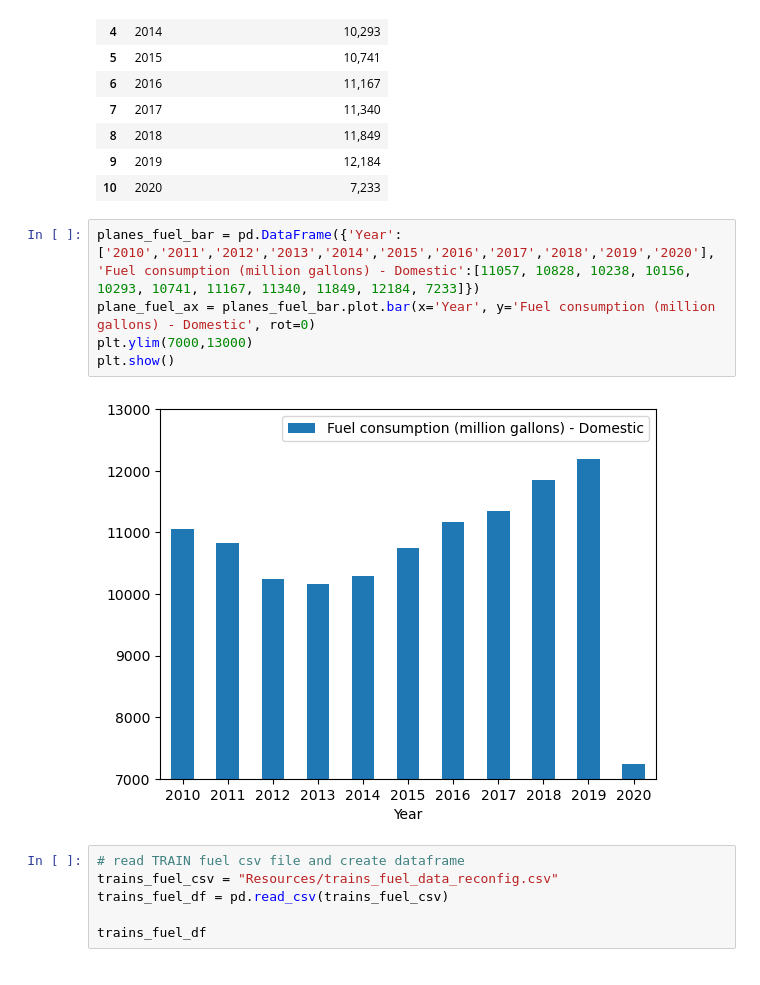
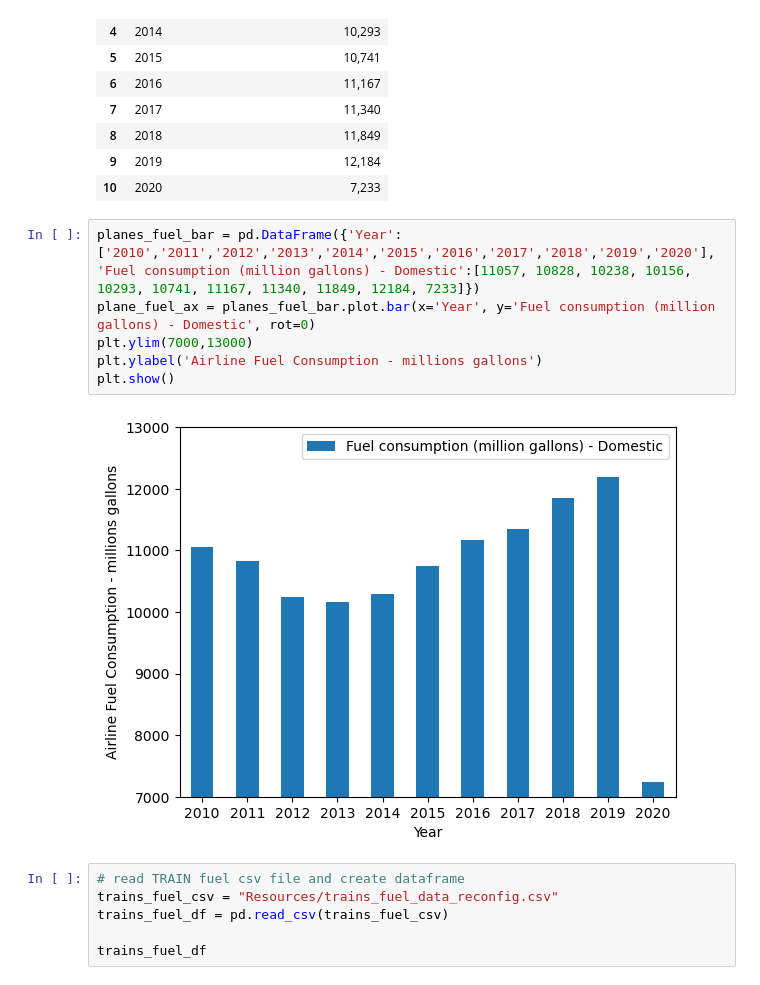
Before and after one commit to bennettnorth/Group-5-Project-1, a Jupyter notebook: Project File.ipynb, the cells around one changed output. Drawn from its saved outputs; the diff is of its cells as text.

```diff
--- a/Project File.ipynb
+++ b/Project File.ipynb
@@ -54,10 +54,11 @@ planes_fuel_df
 # %%
 planes_fuel_bar = pd.DataFrame({'Year':['2010','2011','2012','2013','2014','2015','2016','2017','2018','2019','2020'], 'Fuel consumption (million gallons) - Domestic':[11057, 10828, 10238, 10156, 10293, 10741, 11167, 11340, 11849, 12184, 7233]})
 plane_fuel_ax = planes_fuel_bar.plot.bar(x='Year', y='Fuel consumption (million gallons) - Domestic', rot=0)
 plt.ylim(7000,13000)
+plt.ylabel('Airline Fuel Consumption - millions gallons')
 plt.show()
 # %% [output]
-[figure, old version]
+[figure, new version]
 # %%
 # read TRAIN fuel csv file and create dataframe
 trains_fuel_csv = "Resources/trains_fuel_data_reconfig.csv"
```
Also changed, not shown: parts of 1 cell of this notebook.
